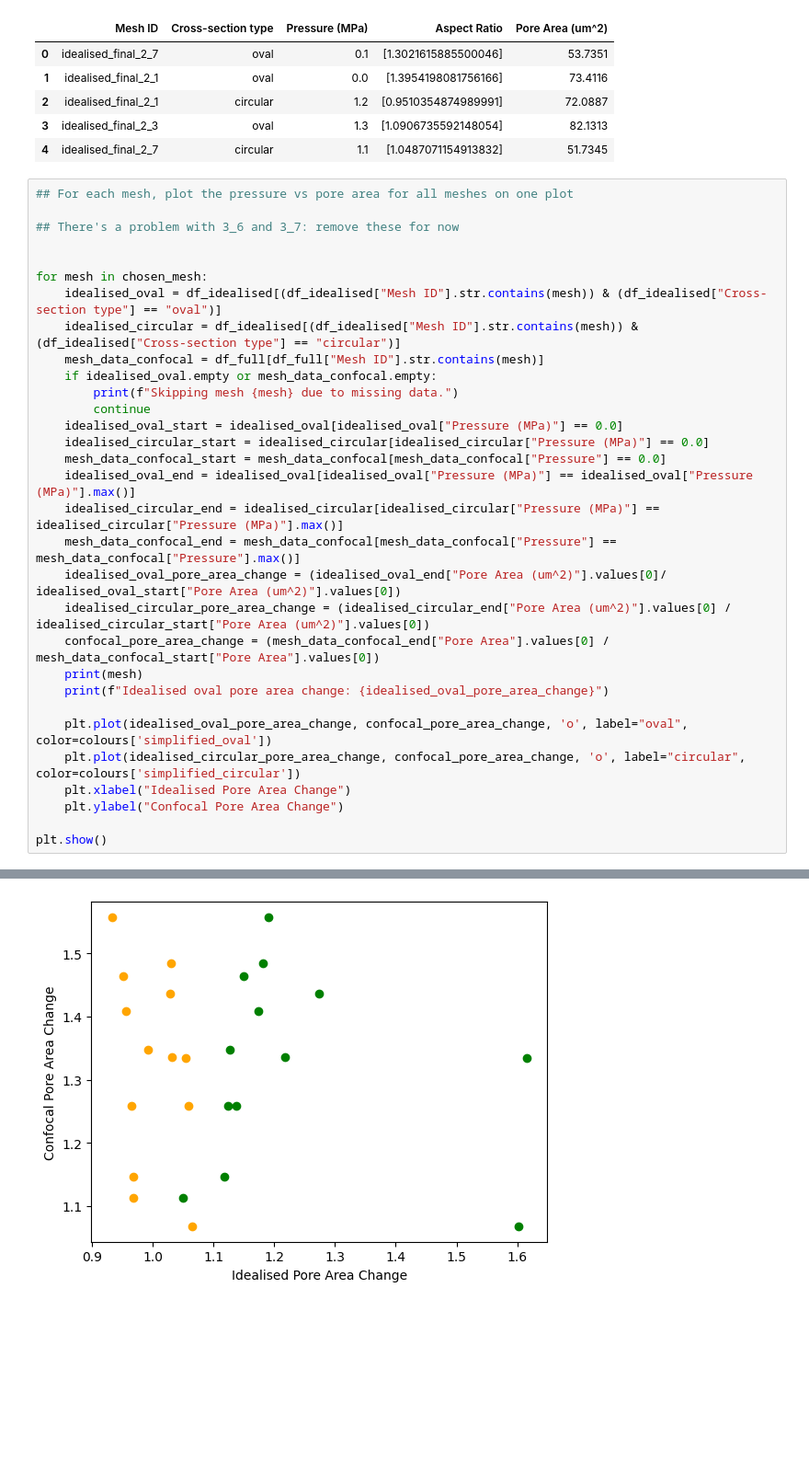
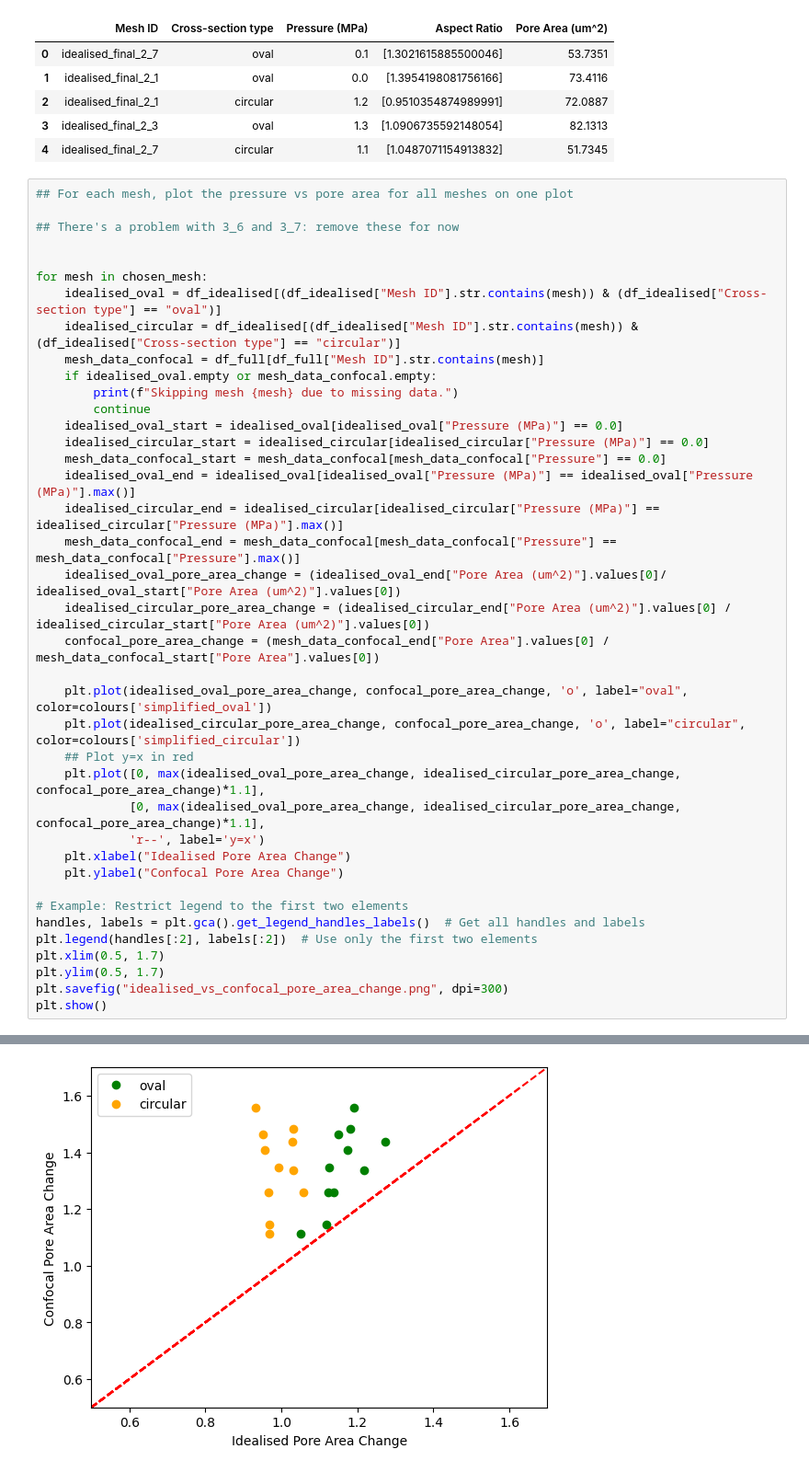
Before and after one commit to mtomtom/onion-stomatal-geometry, a Jupyter notebook: output/single_mesh_pipeline.ipynb, the cells around one changed output, grey strips where cells are left out. Shown at 92% size. Drawn from its saved outputs; the diff is of its cells as text; blank space fills up the shorter version.

```diff
--- a/output/single_mesh_pipeline.ipynb
+++ b/output/single_mesh_pipeline.ipynb
@@ -362,14 +362,22 @@ for mesh in chosen_mesh:
     idealised_oval_pore_area_change = (idealised_oval_end["Pore Area (um^2)"].values[0]/ idealised_oval_start["Pore Area (um^2)"].values[0])
     idealised_circular_pore_area_change = (idealised_circular_end["Pore Area (um^2)"].values[0] / idealised_circular_start["Pore Area (um^2)"].values[0])
     confocal_pore_area_change = (mesh_data_confocal_end["Pore Area"].values[0] / mesh_data_confocal_start["Pore Area"].values[0])
-    print(mesh)
-    print(f"Idealised oval pore area change: {idealised_oval_pore_area_change}")
 
     plt.plot(idealised_oval_pore_area_change, confocal_pore_area_change, 'o', label="oval", color=colours['simplified_oval'])
     plt.plot(idealised_circular_pore_area_change, confocal_pore_area_change, 'o', label="circular", color=colours['simplified_circular'])
+    ## Plot y=x in red
+    plt.plot([0, max(idealised_oval_pore_area_change, idealised_circular_pore_area_change, confocal_pore_area_change)*1.1],
+             [0, max(idealised_oval_pore_area_change, idealised_circular_pore_area_change, confocal_pore_area_change)*1.1],
+             'r--', label='y=x')
     plt.xlabel("Idealised Pore Area Change")
     plt.ylabel("Confocal Pore Area Change")
 
+# Example: Restrict legend to the first two elements
+handles, labels = plt.gca().get_legend_handles_labels()  # Get all handles and labels
+plt.legend(handles[:2], labels[:2])  # Use only the first two elements
+plt.xlim(0.5, 1.7)
+plt.ylim(0.5, 1.7)
+plt.savefig("idealised_vs_confocal_pore_area_change.png", dpi=300)
 plt.show()
 # %% [output]
 Skipping mesh 1_2 due to missing data.
@@ -392 +384 @@ Idealised oval pore area change: 1.6015896120494544
-[figure, old version]
+[figure, new version]
```
Also changed, not shown: parts of 7 cells of this notebook.
